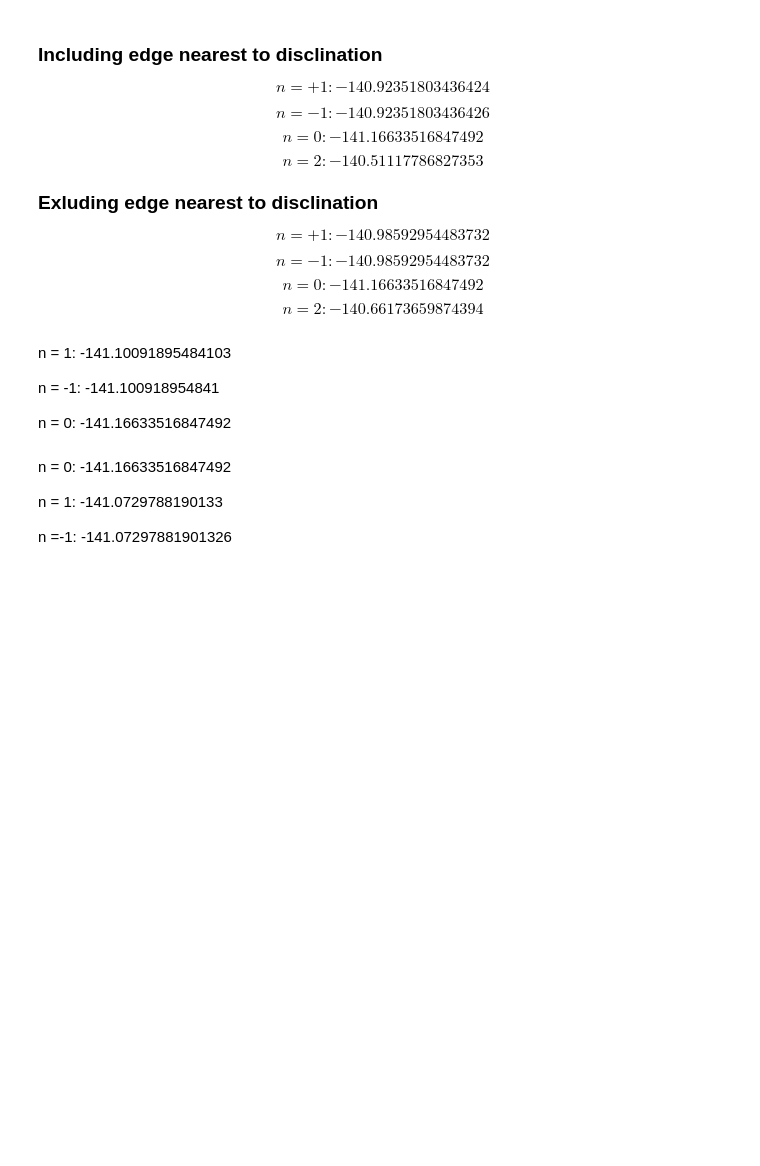
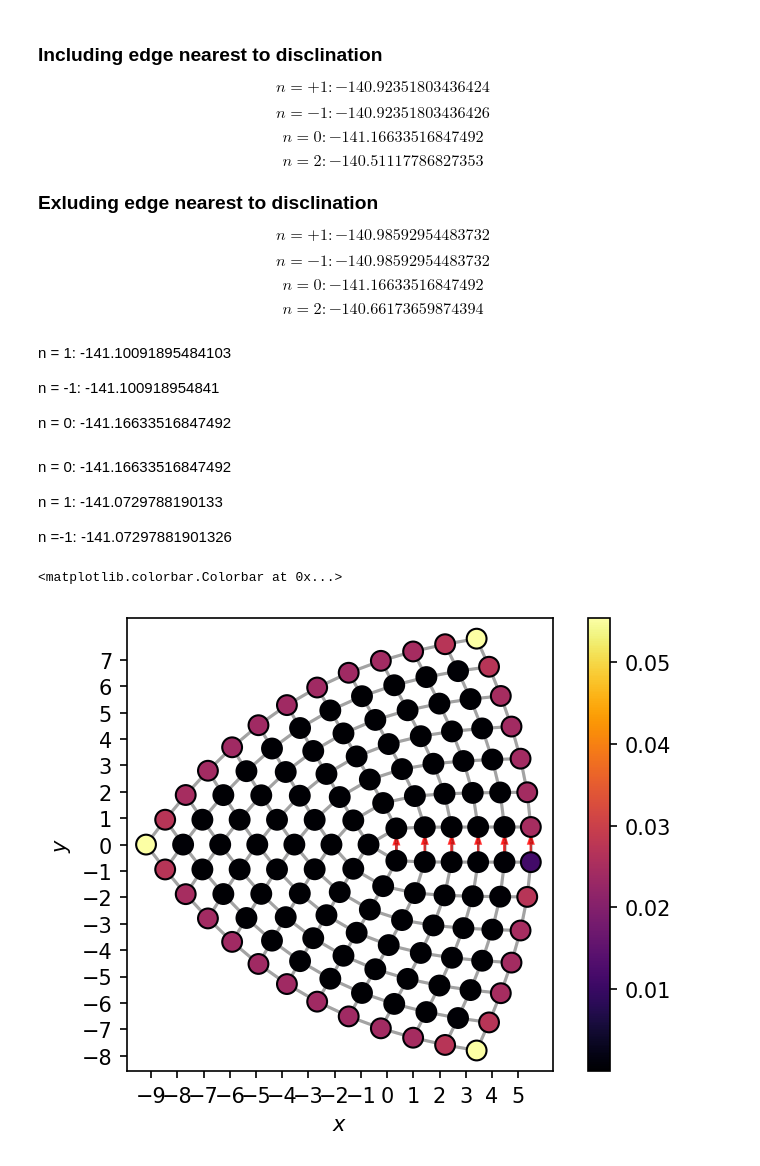
Before and after one commit to isschoch/chiral-p-wave-on-buckyball-geometry, a Jupyter notebook: sc_disclination_codim_2.ipynb, the cells around one changed output. Saved outputs shown, nothing was run; the diff lists cells and outputs as text; code cells hidden in the pictures; blank space fills up the shorter version.

```diff
--- a/sc_disclination_codim_2.ipynb
+++ b/sc_disclination_codim_2.ipynb
@@ -152,8 +177,11 @@ for gs_idx in range(gs_idx, gs_idx + 1):
     x_values = [k[0] for k in lattice_sites]
     y_values = [k[1] for k in lattice_sites]
 
-    color_map = plt.get_cmap("viridis")
-    sc = lattice.plot(True, c=(gs_probabilities), cmap=color_map)
+    color_map = plt.get_cmap("inferno")
+    sc = lattice.plot(
+        False, c=(gs_probabilities), flagged_bonds=flagged_bonds_vortex, cmap=color_map
+    )
     plt.colorbar(sc)
+    plt.savefig(f"./plots/discl_codim_{codim}_prob_distr_n_{phase_vortex}.svg")
     plt.show()
 # %% [output]
@@ -217,3 +245,29 @@ n = 0: -141.16633516847492
 n = 1: -141.0729788190133
 
 n =-1: -141.07297881901326
+# %%
+def transform(pos):
+    defect_pos = (N / 2, N / 2)
+    pos = np.array([pos[0], pos[1]])
+    defect_pos = np.array([defect_pos[0], defect_pos[1]])
+    pos_shift = pos - defect_pos
+    x, y = pos_shift
+    r = scipy.linalg.norm(pos_shift)
+    angle = np.arctan2(-y, x)
+    if angle < 0.0:
+        angle = 2 * np.pi + angle
+    angle = angle * 4 / 3
+    return r * np.array([np.cos(angle), -np.sin(angle)])
+
+
+for itr in range(lattice.get_num_sites()):
+    lattice.move_site(itr, transform(lattice._sites[itr]))
+    # lattice.move_site(itr, (lattice_sites[itr][0], -lattice_sites[itr][1]))
+
+sc = lattice.plot(
+    False, flagged_bonds=flagged_bonds_vortex, c=(gs_probabilities), cmap=color_map
+)
+plt.colorbar(sc)
+# %% [output]
+<matplotlib.colorbar.Colorbar at 0x...>
+[figure, added]
```
Also changed, not shown: parts of 5 cells of this notebook, 26 other files.
